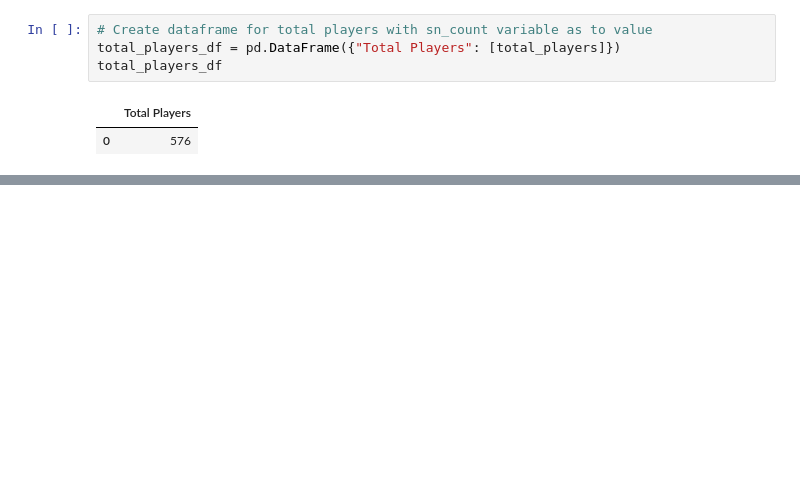
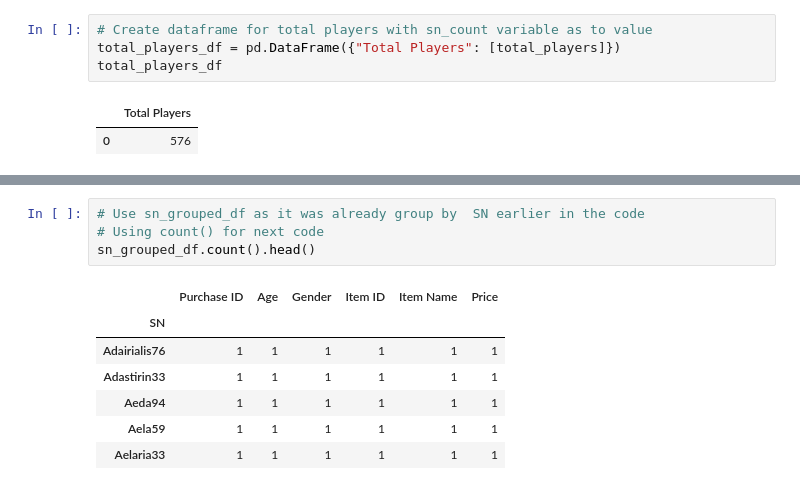
Before and after one commit to Lindsey-G/UCI-Homework-Giron, a Jupyter notebook: Homework_01/04-pandas-challenge/heroes-of-pymoli/Untitled.ipynb, the cells around one changed output, grey strips where cells are left out. Cells and saved outputs as stored; diff of their text form; blank space fills up the shorter version.

```diff
--- a/Homework_01/04-pandas-challenge/heroes-of-pymoli/Untitled.ipynb
+++ b/Homework_01/04-pandas-challenge/heroes-of-pymoli/Untitled.ipynb
@@ -306,0 +312,12 @@ AttributeError: 'DataFrameGroupBy' object has no attribute 'set_index'
+# %%
+# Use sn_grouped_df as it was already group by  SN earlier in the code
+# Using count() for next code
+sn_grouped_df.count().head()
+# %% [output]
+|  | Purchase ID | Age | Gender | Item ID | Item Name | Price |
+| SN |  |  |  |  |  |  |
+| Adairialis76 | 1 | 1 | 1 | 1 | 1 | 1 |
+| Adastirin33 | 1 | 1 | 1 | 1 | 1 | 1 |
+| Aeda94 | 1 | 1 | 1 | 1 | 1 | 1 |
+| Aela59 | 1 | 1 | 1 | 1 | 1 | 1 |
+| Aelaria33 | 1 | 1 | 1 | 1 | 1 | 1 |
```
Also changed, not shown: parts of 61 cells of this notebook.
